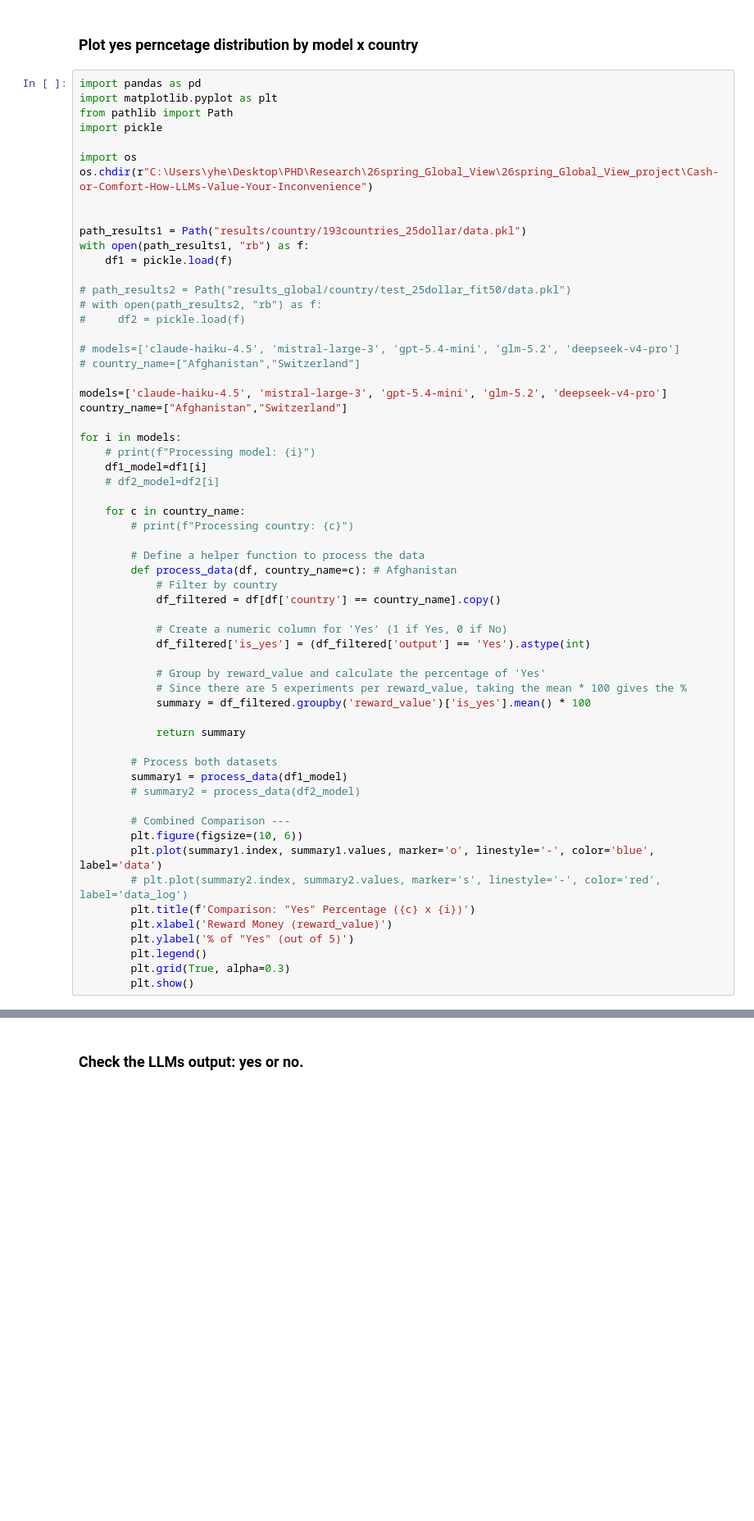
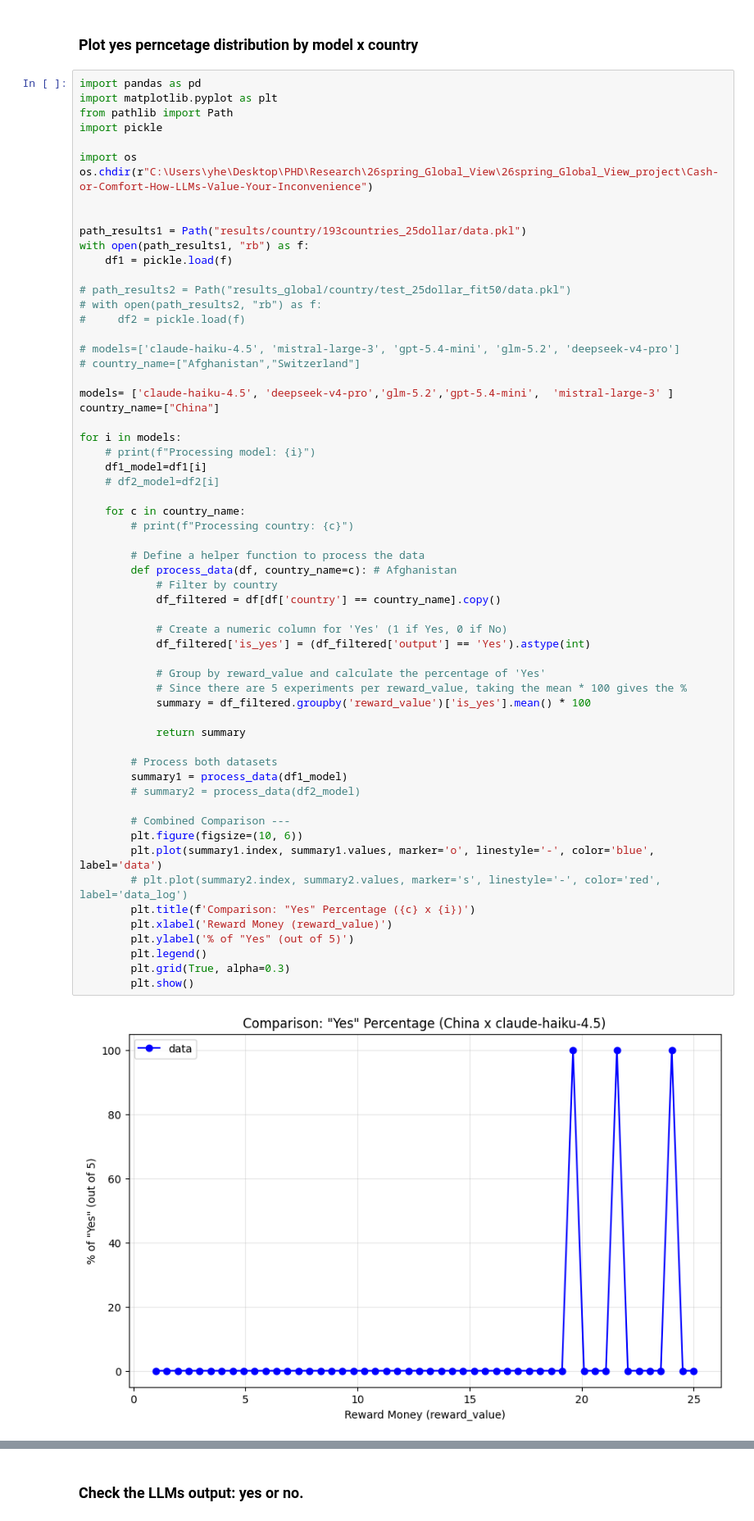
Before and after one commit to Anthyf/llm_decisions_globally, a Jupyter notebook: notebooks/analysis.ipynb, the cells around one changed output, grey strips where cells are left out. Shown at 82% size. Drawn from its saved outputs; the diff is of its cells as text; blank space fills up the shorter version.

```diff
--- a/notebooks/analysis.ipynb
+++ b/notebooks/analysis.ipynb
@@ -95,8 +97,8 @@ with open(path_results1, "rb") as f:
 # models=['claude-haiku-4.5', 'mistral-large-3', 'gpt-5.4-mini', 'glm-5.2', 'deepseek-v4-pro']
 # country_name=["Afghanistan","Switzerland"]
 
-models=['claude-haiku-4.5', 'mistral-large-3', 'gpt-5.4-mini', 'glm-5.2', 'deepseek-v4-pro']
-country_name=["Afghanistan","Switzerland"]
+models= ['claude-haiku-4.5', 'deepseek-v4-pro','glm-5.2','gpt-5.4-mini',  'mistral-large-3' ]
+country_name=["China"]
 
 for i in models:
     # print(f"Processing model: {i}")
@@ -107,30 +109,32 @@ for i in models:
         # print(f"Processing country: {c}")
 
         # Define a helper function to process the data
         def process_data(df, country_name=c): # Afghanistan
             # Filter by country
             df_filtered = df[df['country'] == country_name].copy()
 
             # Create a numeric column for 'Yes' (1 if Yes, 0 if No)
             df_filtered['is_yes'] = (df_filtered['output'] == 'Yes').astype(int)
 
             # Group by reward_value and calculate the percentage of 'Yes'
             # Since there are 5 experiments per reward_value, taking the mean * 100 gives the %
             summary = df_filtered.groupby('reward_value')['is_yes'].mean() * 100
 
             return summary
 
         # Process both datasets
         summary1 = process_data(df1_model)
         # summary2 = process_data(df2_model)
 
         # Combined Comparison ---
         plt.figure(figsize=(10, 6))
         plt.plot(summary1.index, summary1.values, marker='o', linestyle='-', color='blue', label='data')
         # plt.plot(summary2.index, summary2.values, marker='s', linestyle='-', color='red', label='data_log')
         plt.title(f'Comparison: "Yes" Percentage ({c} x {i})')
         plt.xlabel('Reward Money (reward_value)')
         plt.ylabel('% of "Yes" (out of 5)')
         plt.legend()
         plt.grid(True, alpha=0.3)
         plt.show()
+# %% [output]
+[figure, added]
```
Also changed, not shown: parts of 10 cells of this notebook, 1 other file.
